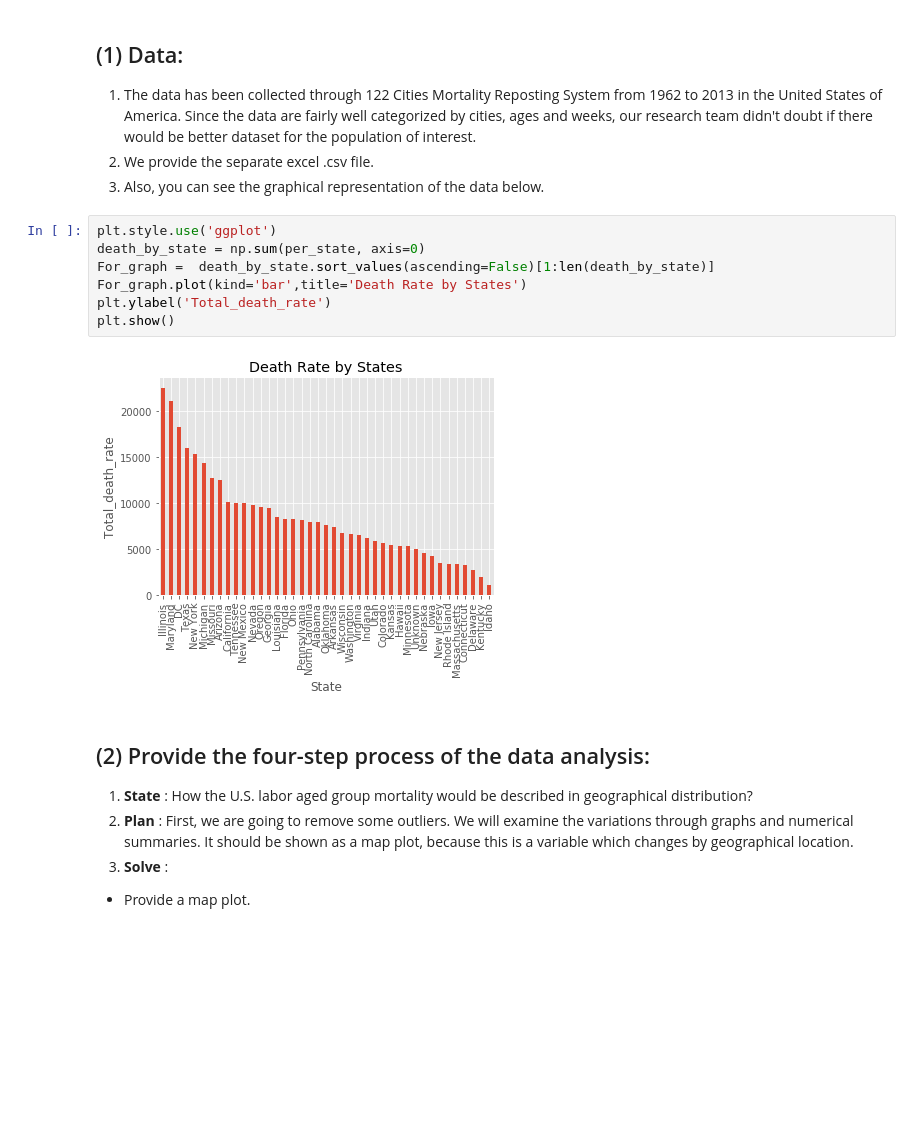
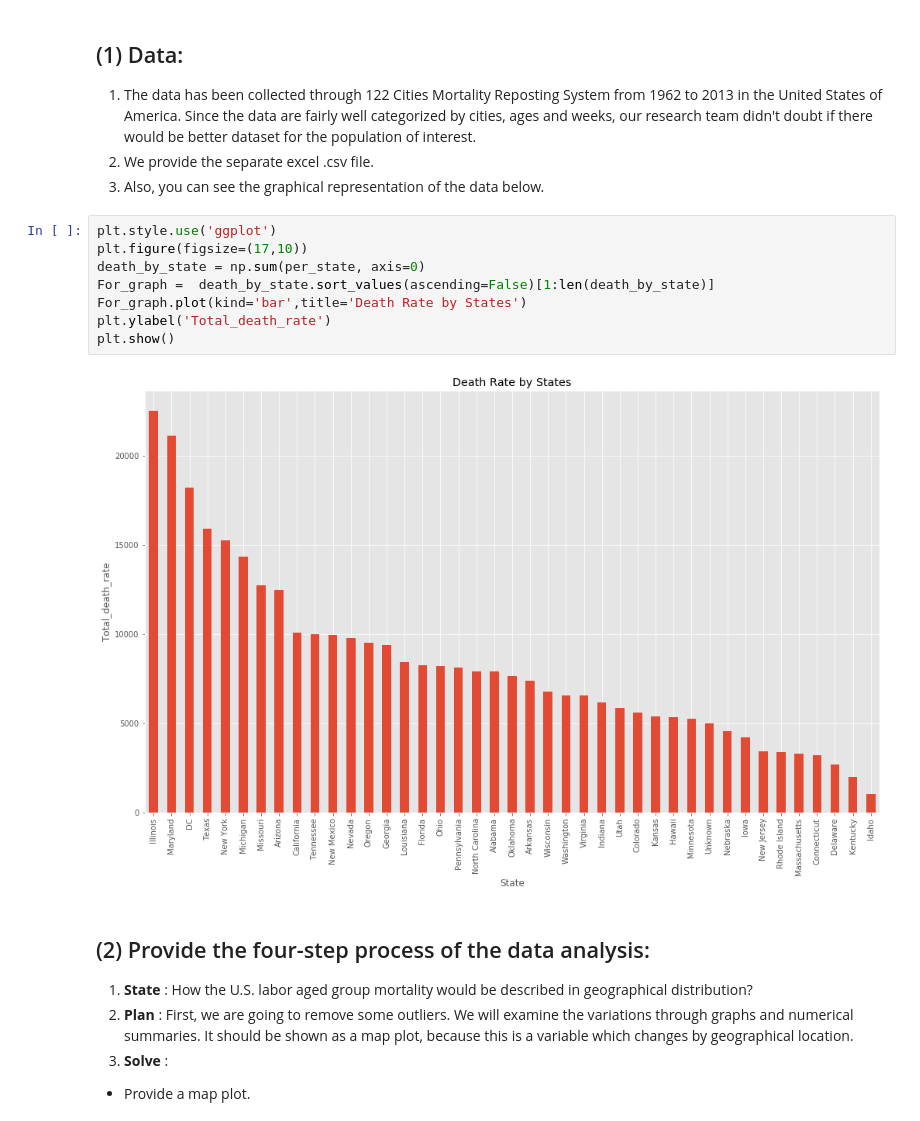
Before and after one commit to Ceolium/Statistics, a Jupyter notebook: Probabilities and Statistics.ipynb, the cells around one changed output. Saved outputs shown, nothing was run; the diff lists cells and outputs as text; blank space fills up the shorter version.

```diff
--- a/Probabilities and Statistics.ipynb
+++ b/Probabilities and Statistics.ipynb
@@ -35,13 +35,14 @@ per_state["USA"] = As_Whole
 3. Also, you can see the graphical representation of the data below.
 # %%
 plt.style.use('ggplot')
+plt.figure(figsize=(17,10))
 death_by_state = np.sum(per_state, axis=0)
 For_graph =  death_by_state.sort_values(ascending=False)[1:len(death_by_state)]
 For_graph.plot(kind='bar',title='Death Rate by States')
 plt.ylabel('Total_death_rate')
 plt.show()
 # %% [output]
-[figure, old version]
+[figure, new version]
 # %% [markdown]
 ## (2) Provide the four-step process of the data analysis:
 1. **State** : How the U.S. labor aged group mortality would be described in geographical distribution?
```
Also changed, not shown: parts of 13 cells of this notebook.
